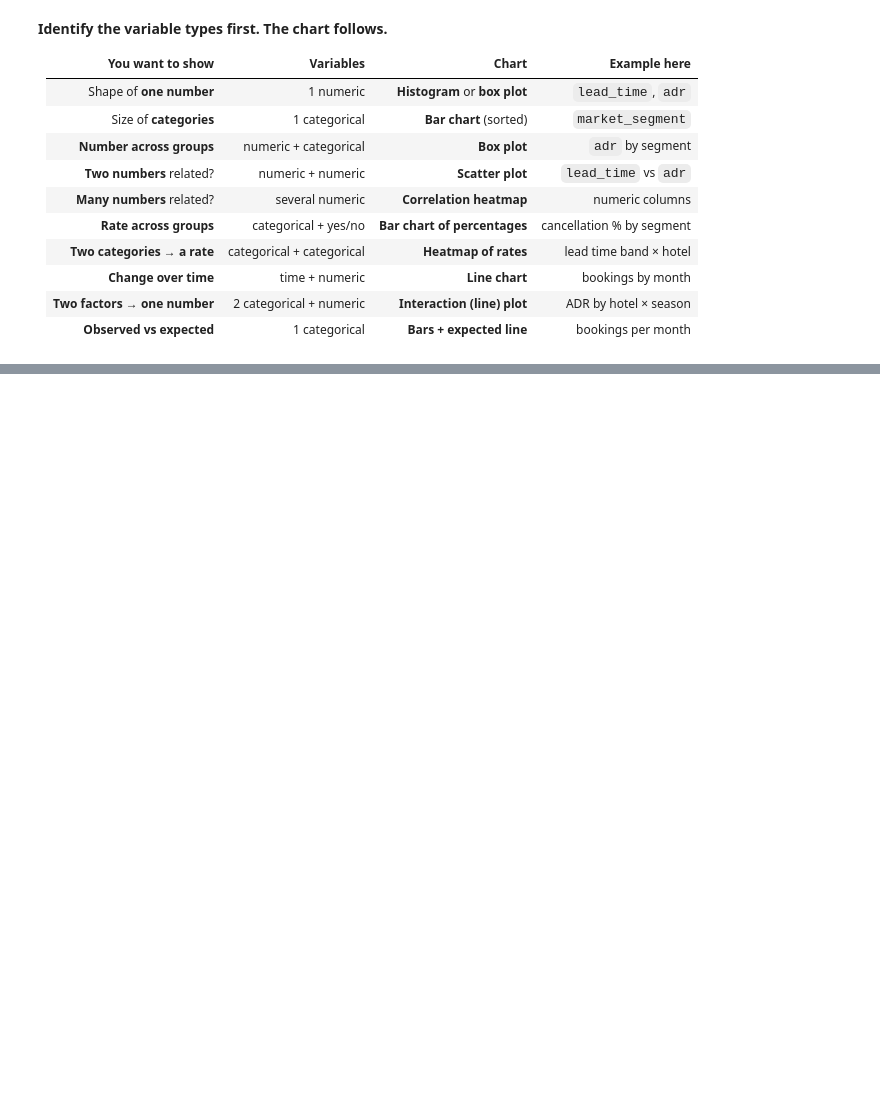
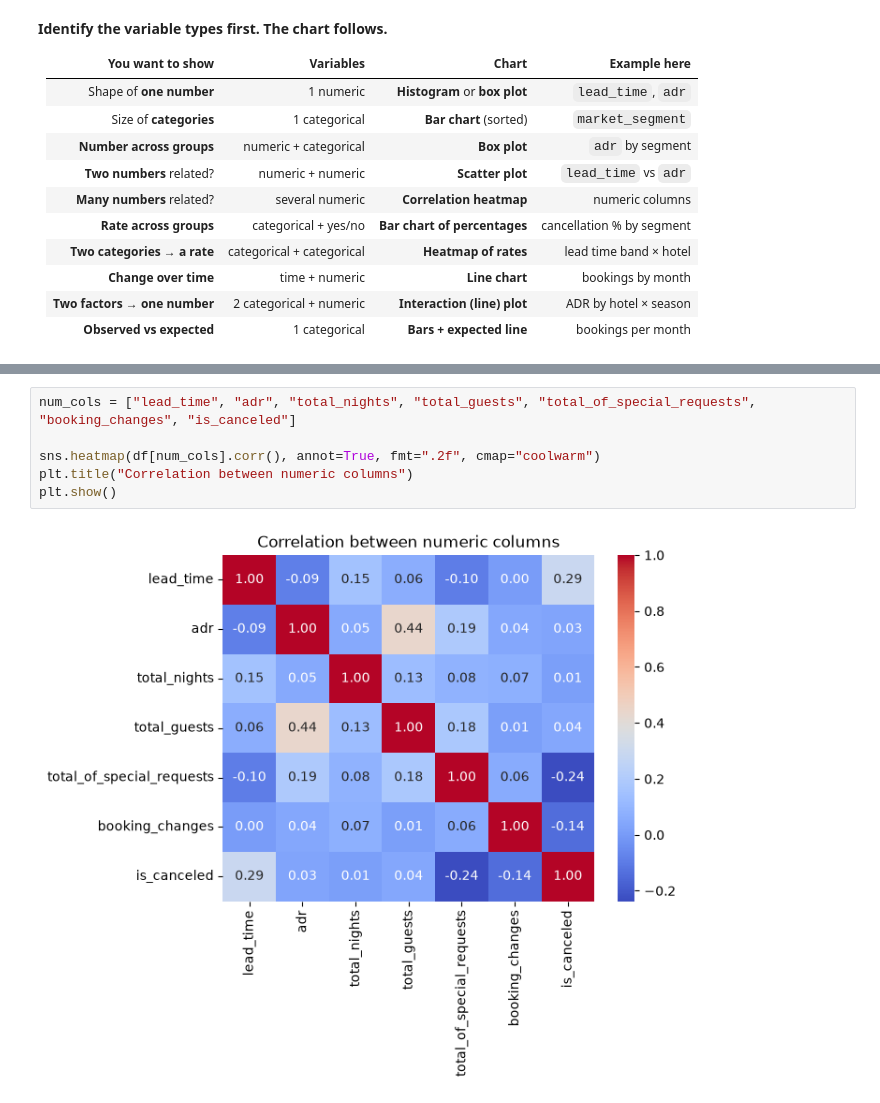
Before and after one commit to prajwal-sv/Data-Analytics, a Jupyter notebook: case study/hotel.ipynb, the cells around one changed output, grey strips where cells are left out. Drawn from its saved outputs; the diff is of its cells as text; blank space fills up the shorter version.

```diff
--- a/case study/hotel.ipynb
+++ b/case study/hotel.ipynb
@@ -189,0 +245,8 @@ sns.histplot(data=df , x = "lead_time")
+# %%
+num_cols = ["lead_time", "adr", "total_nights", "total_guests", "total_of_special_requests", "booking_changes", "is_canceled"]
+
+sns.heatmap(df[num_cols].corr(), annot=True, fmt=".2f", cmap="coolwarm")
+plt.title("Correlation between numeric columns")
+plt.show()
+# %% [output]
+[figure, added]
```
Also changed, not shown: parts of 16 cells of this notebook.
